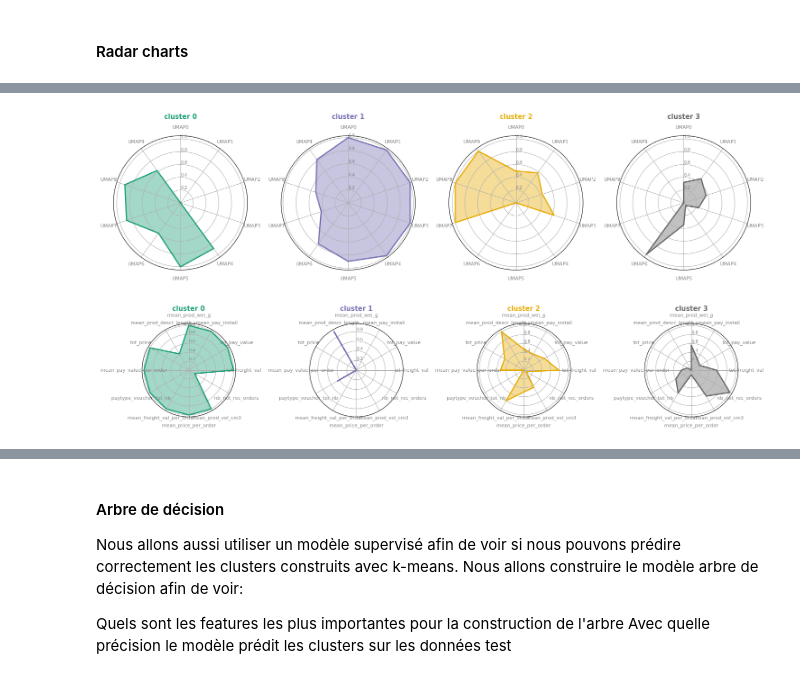
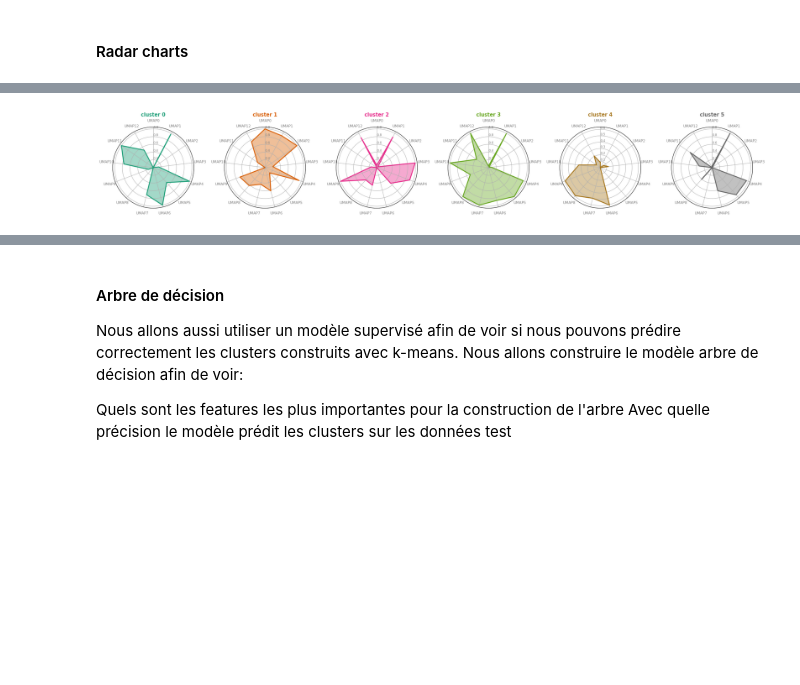
Before and after one commit to SmellyArmure/OC_DS_Project5, a Jupyter notebook: NOTEBOOKS/P5_Clustering.ipynb, the cells around one changed output, grey strips where cells are left out. Saved outputs shown, nothing was run; the diff lists cells and outputs as text; code cells hidden in the pictures; blank space fills up the shorter version.

```diff
--- a/NOTEBOOKS/P5_Clustering.ipynb
+++ b/NOTEBOOKS/P5_Clustering.ipynb
@@ -1086,3 +617,14 @@ We'll analyse the composition of the clusters given by the best model aboce fitt
 # %% [markdown]
 #### Contingency table, Chi square scores (clusters vs. binarized features)
+# %%
+best_model.fit(df)
+ser_clust = pd.Series(best_model.labels_,
+                        index=df.index,
+                        name='clust')
+df_expl_quant = df_expl.select_dtypes(include=[np.number])
+ser_bin = pd.qcut(df_expl_quant[df_expl_quant.columns[0]], [0,0.2,0.4,0.6,0.8,1],
+                            precision=2, duplicates='drop')
+
+
+data_crosstab = pd.crosstab(ser_clust, ser_bin, margins = False)
 # %%
@@ -1096,5 +638,5 @@ contingency_tables(best_model, df, df_expl, palette="inferno",
 clust_mean, orig_df_mean, rel_var = mean_deviation_clust(best_model, df,
                                                          df_expl.loc[df.index],
                                                          palette='seismic',
-                                                         figsize=(24,2))
+                                                         figsize=(15,2))
 # %% [output]
@@ -1170,8 +666,10 @@ plt.show()
 # %% [markdown]
 Then we'll see if the features are significantly different between the clusters.
 # %%
-# # ANOVA and Kruskal-Wallis for each features against clusters
+# ANOVA and Kruskal-Wallis for each features against clusters
 
-# for i, col in enumerate(sel_col,1):
-#     test_distrib_clust(df_expl[sel_col].assign(clust=ser_clust), col,
-#                        'clust', print_opt=True);
+Anova_Kruskal_df = pd.DataFrame()
+for i, col in enumerate(sel_col,1):
+    ser = test_distrib_clust(df_expl[sel_col].assign(clust=ser_clust), col,
+                       'clust', print_opt=False)
+    Anova_Kruskal_df = pd.concat([Anova_Kruskal_df , ser.to_frame()], axis=1)
@@ -1226,36 +775,21 @@ display(df_clust_mean, df_centroids)
 # %%
 ### CENTROIDS
 #########################
-my_dpi=96
-fig = plt.figure(figsize=(1500/my_dpi, 1500/my_dpi),
+my_dpi = 96
+
+fig = plt.figure(figsize=(2000/my_dpi, 2000/my_dpi),
                  dpi=my_dpi)
 
 # Create a color palette:
 my_palette = plt.cm.get_cmap("Dark2", len(df_centroids.index))
 
 # # Loop to plot
 for i, row in enumerate(df_centroids.index, 1):
-    ax = fig.add_subplot(1,4,i, polar=True)
+    ax = fig.add_subplot(1,n_clust,i, polar=True)
     plot_radar_chart(df=df_centroids, row=row,
                      title='cluster '+str(row),
                      color=my_palette(row),
                      min_max_scaling=True, ax=ax)
 plt.tight_layout()
-
-### MEAN UNTRANSFORMED DATA
-###########################
-my_dpi=96
-fig = plt.figure(figsize=(1500/my_dpi, 1500/my_dpi),
-                 dpi=my_dpi)
-
-# # Loop to plot
-for i, row in enumerate(df_clust_mean.index, 1):
-    ax = fig.add_subplot(1,4,i, polar=True)
-    plot_radar_chart(df=df_clust_mean[sel_col], row=row,
-                     title='cluster '+str(row),
-                     color=my_palette(row),
-                     min_max_scaling=True, ax=ax)
-plt.tight_layout()
 # %% [output]
-[figure, old version]
+[figure, new version]
-[figure, removed]
```
Also changed, not shown: parts of 173 cells of this notebook, 5 other files.
